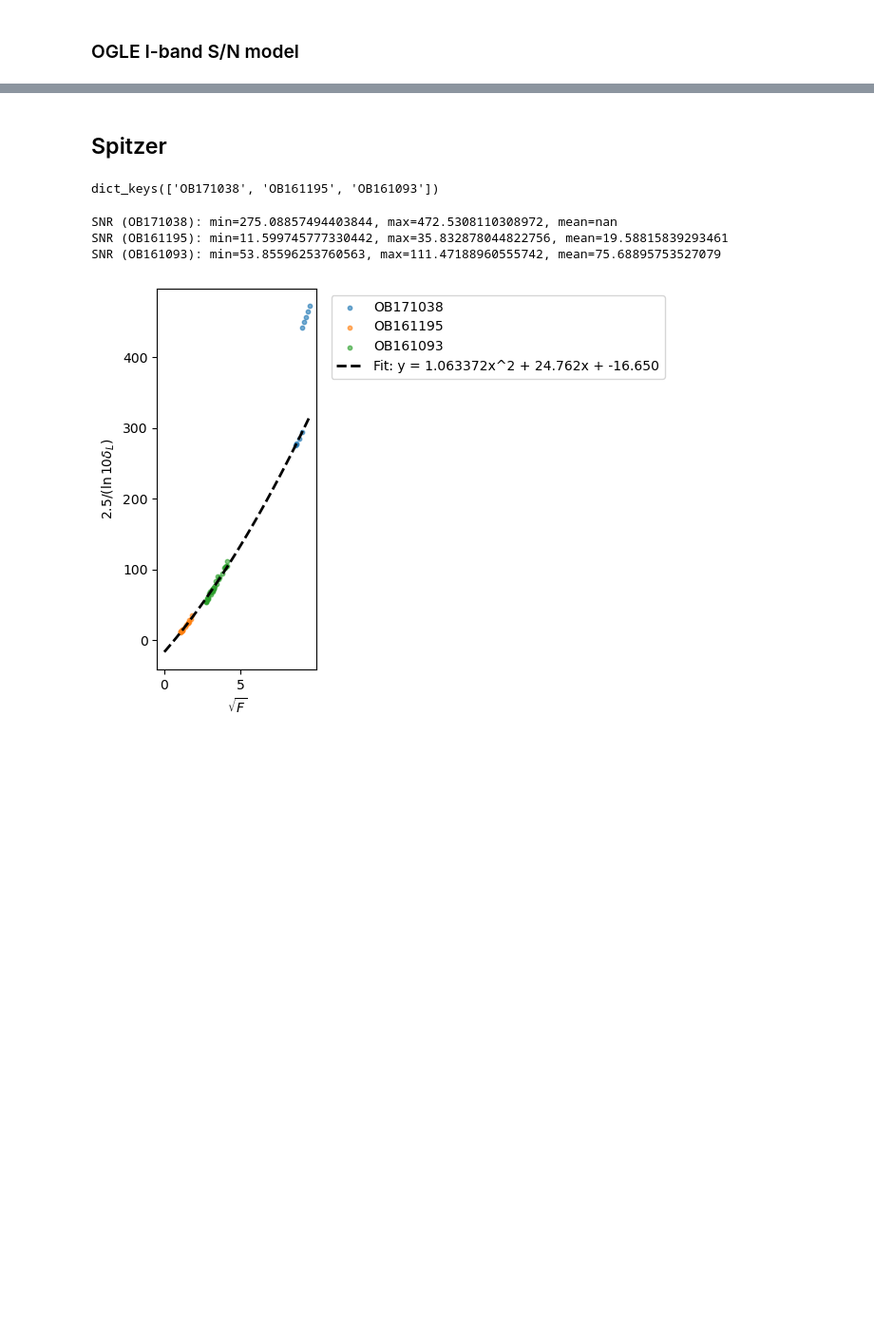
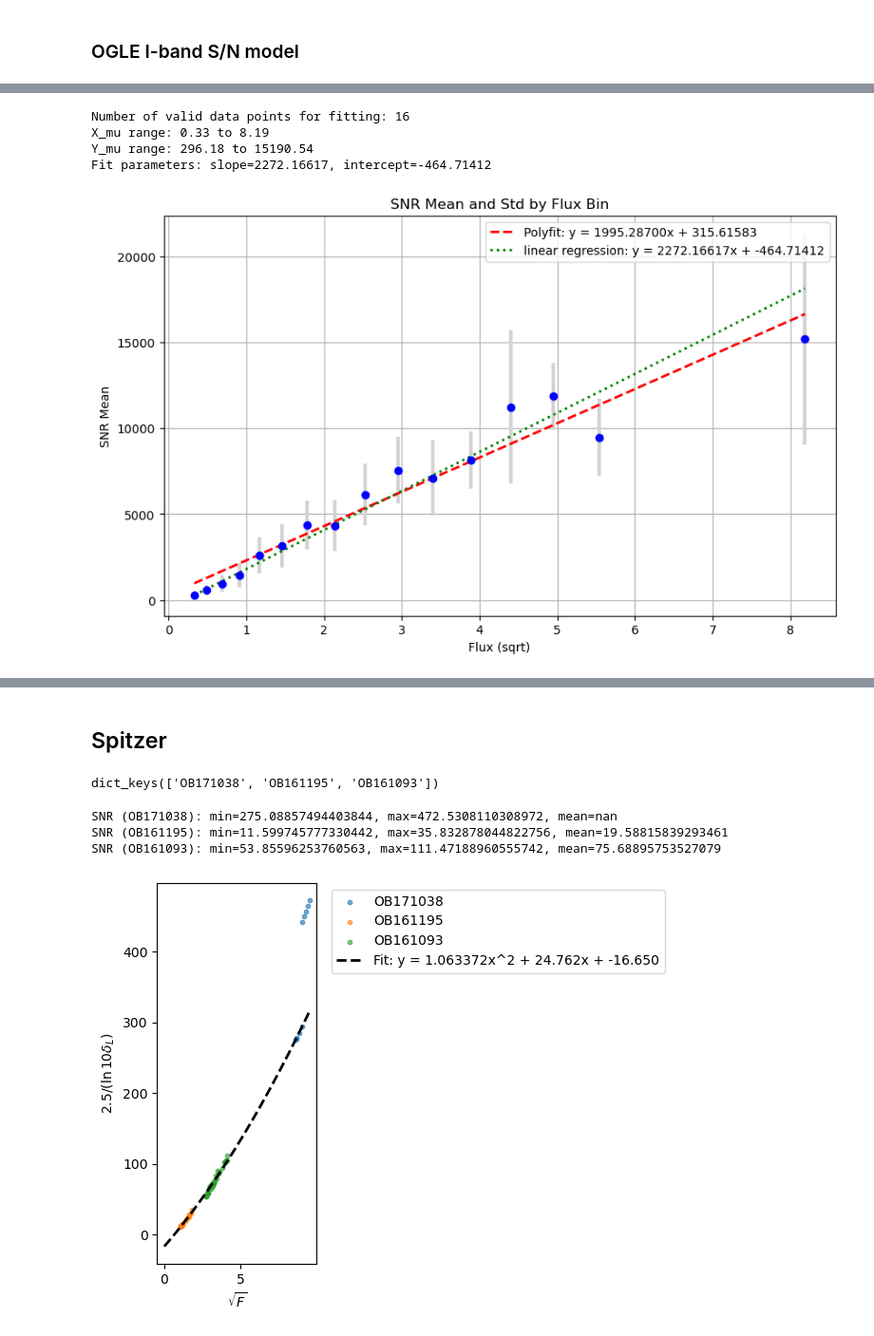
Before and after one commit to AmberLee2427/PopSyCLE-table, a Jupyter notebook: Noise_Models.ipynb, the cells around one changed output, grey strips where cells are left out. Shown: that part at 95% size. Saved outputs shown, nothing was run; the diff lists cells and outputs as text; code cells hidden in the pictures; blank space fills up the shorter version.

```diff
--- a/Noise_Models.ipynb
+++ b/Noise_Models.ipynb
@@ -293,0 +417,61 @@ plt.show()
+# %%
+# plot sqrtF vs mu and std
+import scipy.optimize as op
+
+# Convert lists to numpy arrays for proper indexing
+# remove the 19 value
+mu = np.array(mu)
+std = np.array(std)
+# remove the 19 value
+mu[19] = np.nan
+std[19] = np.nan
+mu[23] = np.nan
+std[23] = np.nan
+
+plt.figure(figsize=(10, 6))
+# x is the midpoint of each bin in sqrt(Flux) space
+x_mu = 0.5 * (xx[:-1] + xx[1:])
+#plt.plot(x_mu[23], mu[23], "yo", zorder=5)  # using to locate specific points
+plt.errorbar(x_mu, mu, yerr=std, fmt='o', color='blue', ecolor='lightgray', elinewidth=3, capsize=0)
+
+# fit a line to the data using std weighted linear regression
+def chi2(p, x_mu, mu, std):
+    return np.sum((linear_func(p, x_mu) - mu) ** 2 / std ** 2)
+
+nan_mask = ~np.isnan(mu) & ~np.isnan(std) & (std > 0)  # mask to ignore NaNs and std<=0
+X_mu = x_mu[nan_mask]
+Y_mu = mu[nan_mask]
+Y_std = std[nan_mask]
+
+print(f"Number of valid data points for fitting: {len(X_mu)}")
+print(f"X_mu range: {X_mu.min():.2f} to {X_mu.max():.2f}")
+print(f"Y_mu range: {Y_mu.min():.2f} to {Y_mu.max():.2f}")
+
+poly_coeffs = np.polyfit(X_mu, Y_mu, 1)
+x_fit = np.linspace(np.min(x_mu[nan_mask]), np.max(x_mu[nan_mask]), 100)
+plt.plot(x_fit, np.polyval(poly_coeffs, x_fit), color='red', linestyle='--', linewidth=2,
+            label=f'Polyfit: y = {poly_coeffs[0]:.5f}x + {poly_coeffs[1]:.5f}')
+
+# fit with Nelder-mead
+p0 = [poly_coeffs[0], poly_coeffs[1]]  # initial guess from polyfit
+result = op.minimize(chi2, p0, args=(X_mu, Y_mu, Y_std), method='Nelder-Mead')
+popt = result.x
+print(f"Fit parameters: slope={popt[0]:.5f}, intercept={popt[1]:.5f}")
+
+# Calculate x range for plotting fit line
+x_fit = np.linspace(np.min(x_mu[nan_mask]), np.max(x_mu[nan_mask]), 100)
+plt.plot(x_fit, linear_func(popt, x_fit), color='green', linestyle=':', linewidth=2,
+            label=f'linear regression: y = {popt[0]:.5f}x + {popt[1]:.5f}')
+
+plt.ylabel('SNR Mean')
+plt.xlabel('Flux (sqrt)')
+plt.title('SNR Mean and Std by Flux Bin')
+plt.legend()
+plt.grid()
+plt.show()
+# %% [output]
+Number of valid data points for fitting: 16
+X_mu range: 0.33 to 8.19
+Y_mu range: 296.18 to 15190.54
+Fit parameters: slope=2272.16617, intercept=-464.71412
+[figure, added]
```
Also changed, not shown: parts of 6 cells of this notebook, 1 other file.
